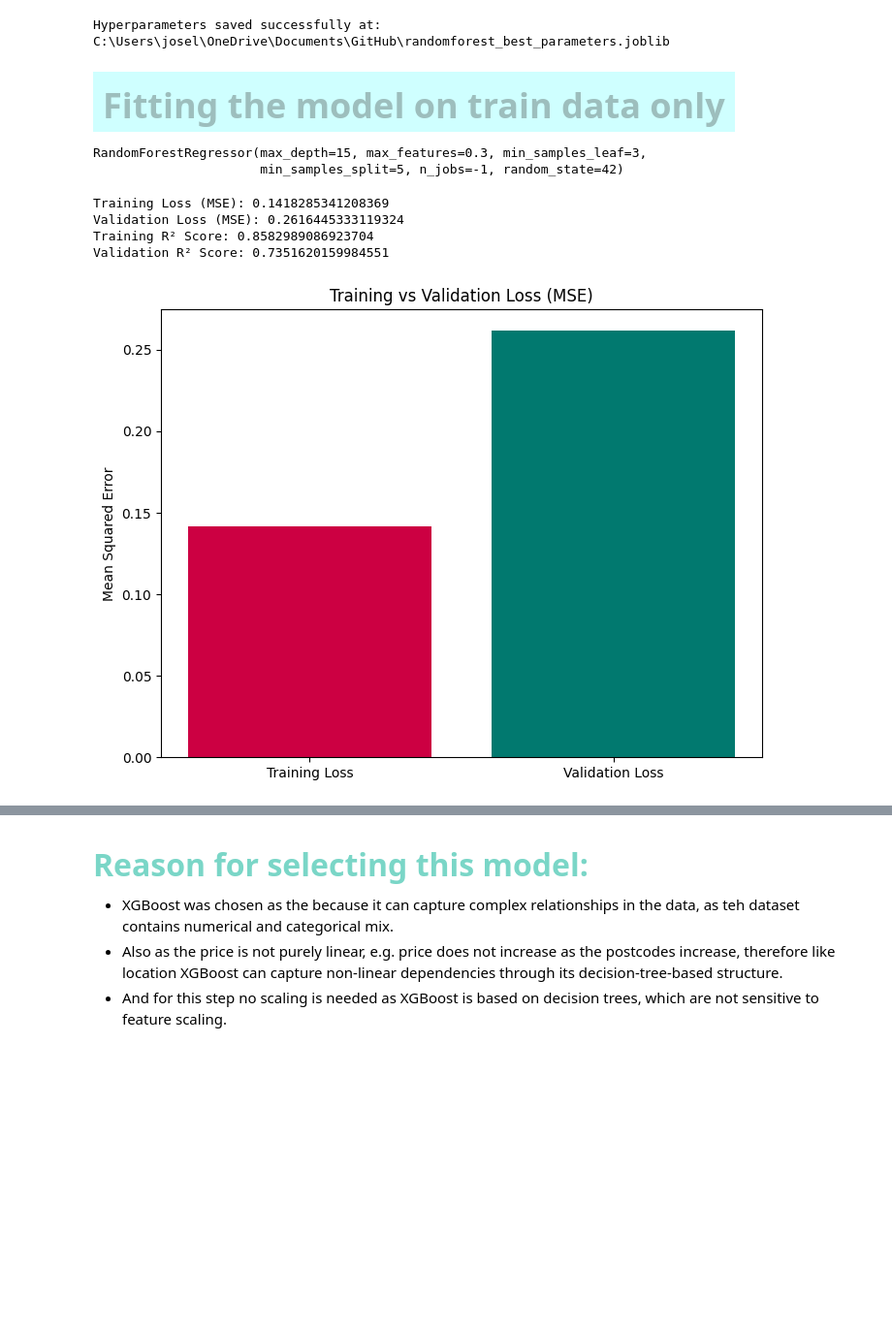
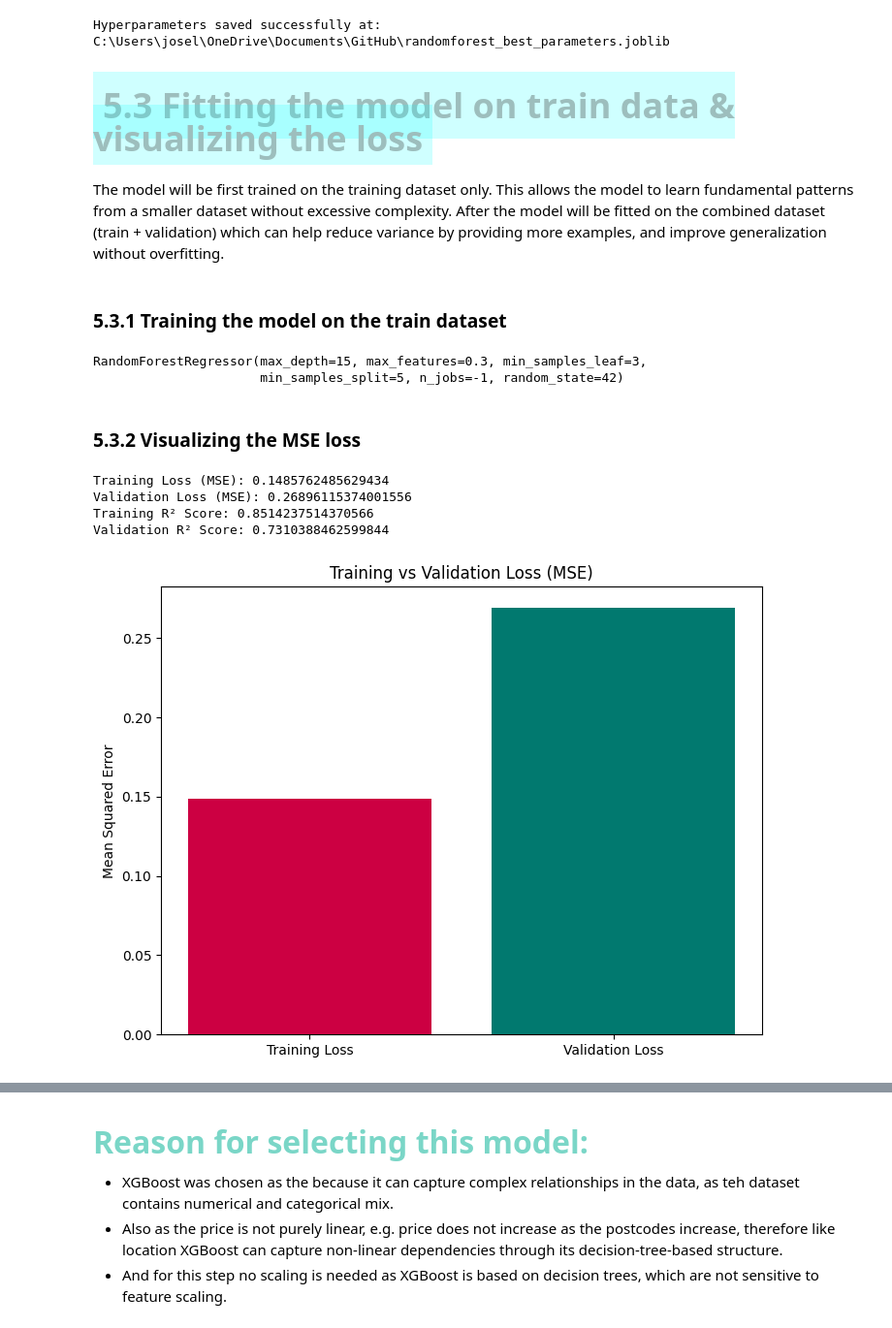
Before and after one commit to Josey-mc2/House-pricing-analysis, a Jupyter notebook: part_2_testing_models.ipynb, the cells around one changed output, grey strips where cells are left out. Shown at 97% size. Cells and saved outputs as stored; diff of their text form; code cells hidden in the pictures; blank space fills up the shorter version.

```diff
--- a/part_2_testing_models.ipynb
+++ b/part_2_testing_models.ipynb
@@ -146,29 +144,0 @@ In the first trial, there were some issues with the titles, therefore, these wil
-# %%
-import numpy as np
-import matplotlib.pyplot as plt
-from sklearn.decomposition import TruncatedSVD
-
-# Fit SVD on the scaled training data only
-svd = TruncatedSVD(n_components=min(X_train_scaled.shape[1], X_train_scaled.shape[0]) - 1, n_iter=20, random_state=42)
-svd.fit(X_train_scaled)  # Fit on training data only
-
-# Transform the datasets
-X_train_transformed = svd.transform(X_train_scaled)
-X_val_transformed = svd.transform(X_val_scaled)
-X_test_transformed = svd.transform(X_test_scaled)
-
-# Calculate cumulative variance explained by the components (on training data)
-cumulative_variance = np.cumsum(svd.explained_variance_ratio_)
-
-# Plot the cumulative variance
-plt.figure(figsize=(10, 6))
-plt.plot(cumulative_variance, marker='o')
-plt.xlabel('Number of Components')
-plt.ylabel('Cumulative Explained Variance')
-plt.title('Explained Variance by Components')
-plt.grid(True)
-plt.show()
-
-# Determine the number of components for desired explained variance, e.g., 85%
-n_components = np.where(cumulative_variance >= 0.85)[0][0] + 1
-print(f"Number of components capturing 85% variance: {n_components}")
@@ -396,8 +794,12 @@ from sklearn.ensemble import RandomForestRegressor
 load_path = r"C:\Users\josel\OneDrive\Documents\GitHub\randomforest_best_parameters.joblib"
 best_hyperparameters_saved = joblib.load(load_path)
 # %% [markdown]
-## <span style="color:rgb(157, 190, 189); font-size: 36px; font-family: 'Times New Roman'; font-weight: bold; background-color: rgba(0, 251, 255, 0.19); padding: 10px; display: block; width: 100%;"> Fitting the model on train data only
+## <span style="color:rgb(157, 190, 189); font-size: 36px; font-family: 'Times New Roman'; font-weight: bold; background-color: rgba(0, 251, 255, 0.19); padding: 10px; display: block; width: 100%;"> 5.3 Fitting the model on train data & visualizing the loss
 </span>
+# %% [markdown]
+The model will be first trained on the training dataset only. This allows the model to learn fundamental patterns from a smaller dataset without excessive complexity. After the model will be fitted on the combined dataset (train + validation) which can help reduce variance by providing more examples, and improve generalization without overfitting.
+# %% [markdown]
+### 5.3.1 Training the model on the train dataset
 # %%
 # Train final model using the best parameters
 rf_best = RandomForestRegressor(**best_hyperparameters_saved, random_state=42, n_jobs=-1)
@@ -405,34 +807,36 @@ rf_best.fit(X_train_scaled, y_train)
 # %% [output]
 RandomForestRegressor(max_depth=15, max_features=0.3, min_samples_leaf=3,
                       min_samples_split=5, n_jobs=-1, random_state=42)
+# %% [markdown]
+### 5.3.2 Visualizing the MSE loss
 # %%
 from sklearn.metrics import r2_score
 
 # Calculate the predictions on the training and validation sets
-y_train_pred = rf_best.predict(X_train_scaled)  # Predictions on the training set
-y_val_pred = rf_best.predict(X_val_scaled)      # Predictions on the validation set
+y_train_pred_t = rf_best.predict(X_train_scaled)  # Predictions on the training set
+y_val_pred_t = rf_best.predict(X_val_scaled)      # Predictions on the validation set
 
 # Compute the mean squared error for training and validation sets
-train_loss = mean_squared_error(y_train, y_train_pred)
-val_loss = mean_squared_error(y_val, y_val_pred)
+train_loss = mean_squared_error(y_train, y_train_pred_t)
+val_loss = mean_squared_error(y_val, y_val_pred_t)
 
 # Compute the R² scores for training and validation sets
-train_r2 = r2_score(y_train, y_train_pred)
-val_r2 = r2_score(y_val, y_val_pred)
+train_r2 = r2_score(y_train, y_train_pred_t)
+val_r2 = r2_score(y_val, y_val_pred_t)
 # Print the MSE and R² scores
 print("Training Loss (MSE):", train_loss)
 print("Validation Loss (MSE):", val_loss)
 print("Training R² Score:", train_r2)
 print("Validation R² Score:", val_r2)
 # Plot the losses
 plt.figure(figsize=(8, 6))
 plt.bar(["Training Loss", "Validation Loss"], [train_loss, val_loss], color=['#CC0042', '#01796F'])
 plt.title("Training vs Validation Loss (MSE)")
 plt.ylabel("Mean Squared Error")
 plt.show()
 # %% [output]
-Training Loss (MSE): 0.1418285341208369
-Validation Loss (MSE): 0.2616445333119324
-Training R² Score: 0.8582989086923704
-Validation R² Score: 0.7351620159984551
+Training Loss (MSE): 0.1485762485629434
+Validation Loss (MSE): 0.26896115374001556
+Training R² Score: 0.8514237514370566
+Validation R² Score: 0.7310388462599844
-[figure, old version]
+[figure, new version]
```
Also changed, not shown: parts of 122 cells of this notebook.
